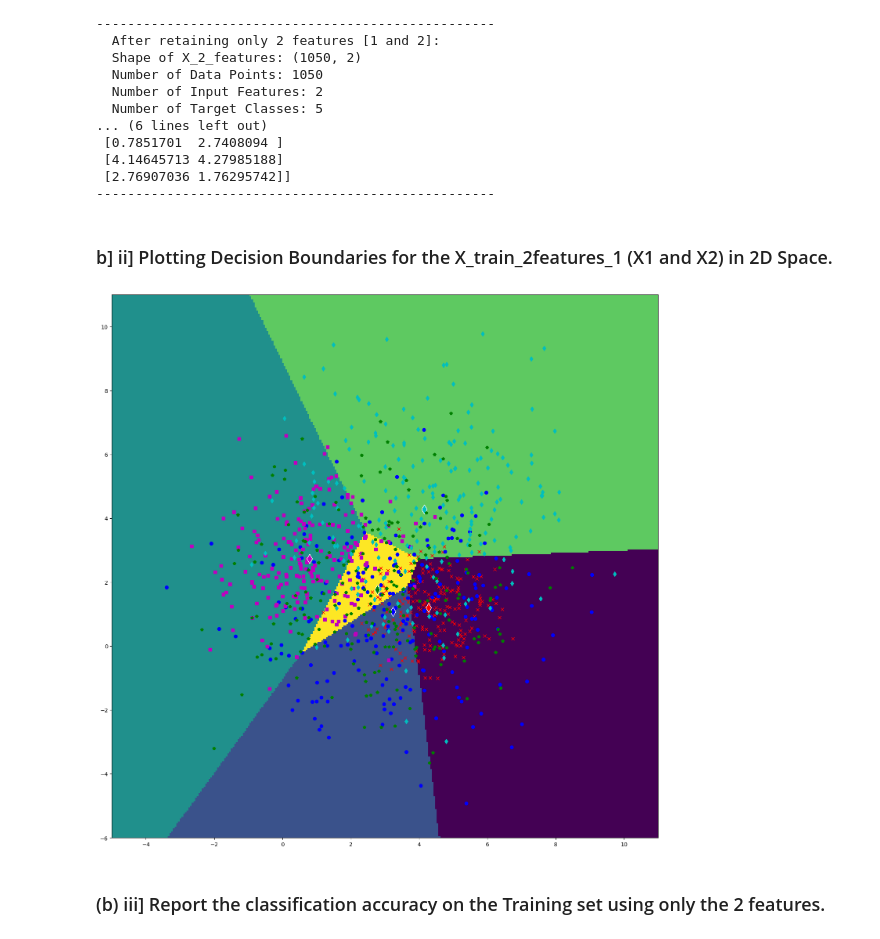
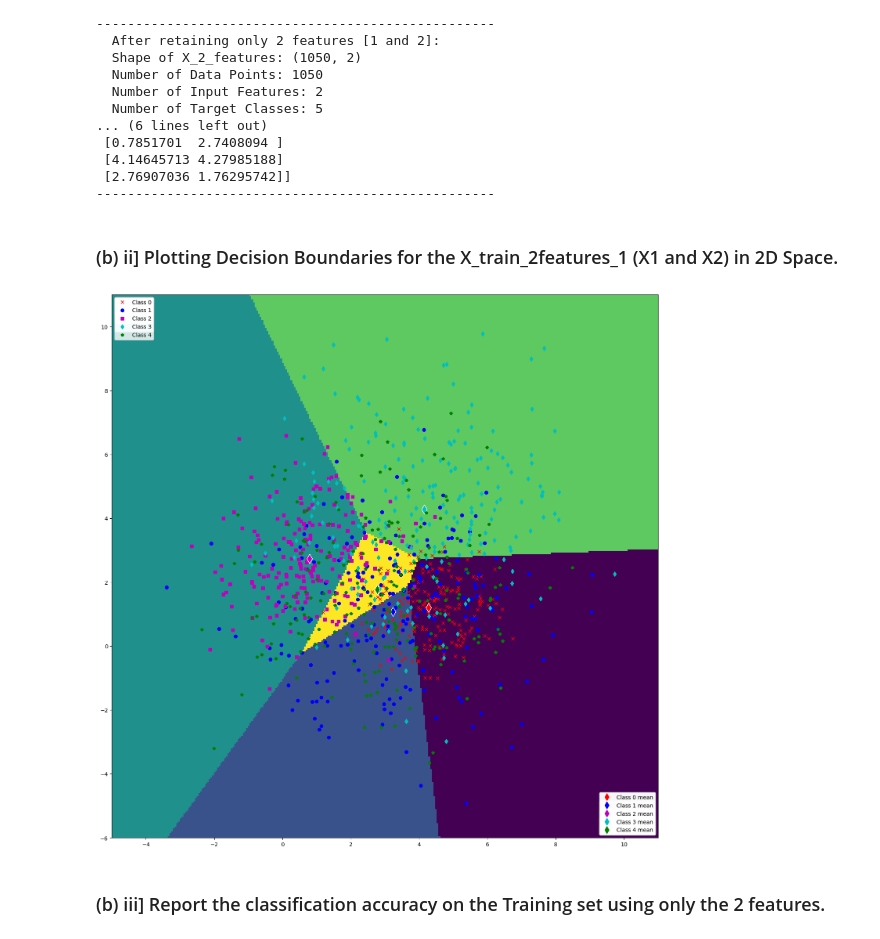
Before and after one commit to SudeshKumarSK/ee559-mlOne, a Jupyter notebook: HW-2/HomeworkTwo.ipynb, the cells around one changed output. Cells and saved outputs as stored; diff of their text form; code cells hidden in the pictures.

```diff
--- a/HW-2/HomeworkTwo.ipynb
+++ b/HW-2/HomeworkTwo.ipynb
@@ -159,11 +159,11 @@ Y_hat_train_2features_1 = nmc_2features.classify(X=X_train_2features_1, sample_m
  [2.76907036 1.76295742]]
 ---------------------------------------------------
 # %% [markdown]
-### b] ii] Plotting Decision Boundaries for the X_train_2features_1 (X1 and X2) in 2D Space.
+### (b) ii] Plotting Decision Boundaries for the X_train_2features_1 (X1 and X2) in 2D Space.
 # %%
-nmc_2features.plotDecisionBoundaries_2(training=X_train_2features_1, label_train=T_train, sample_mean=class_means_2features_1, fsize=(18,18))
+nmc_2features.plotDecisionBoundaries_2(training=X_train_2features_1, label_train=T_train, sample_mean=class_means_2features_1, fsize=(18,18), legend_on=True)
 # %% [output]
-[figure, old version]
+[figure, new version]
 # %% [markdown]
 ### (b) iii] Report the classification accuracy on the Training set using only the 2 features.
 # %%
```
Also changed, not shown: parts of 10 cells of this notebook.
